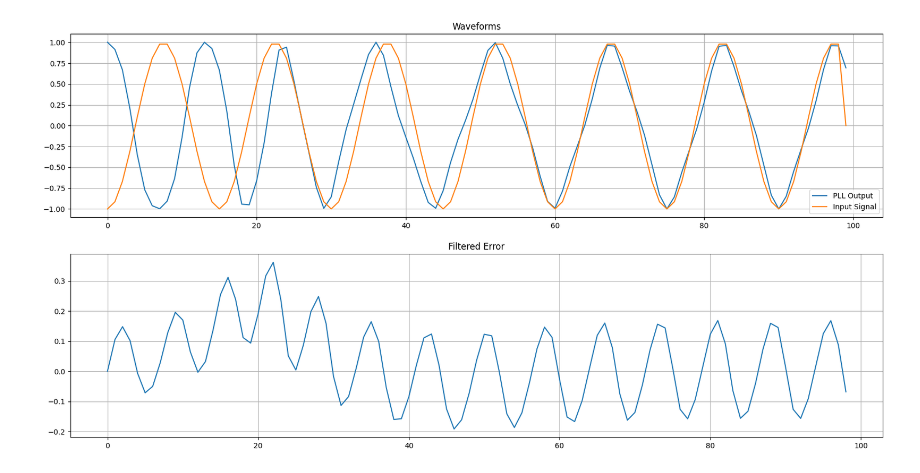
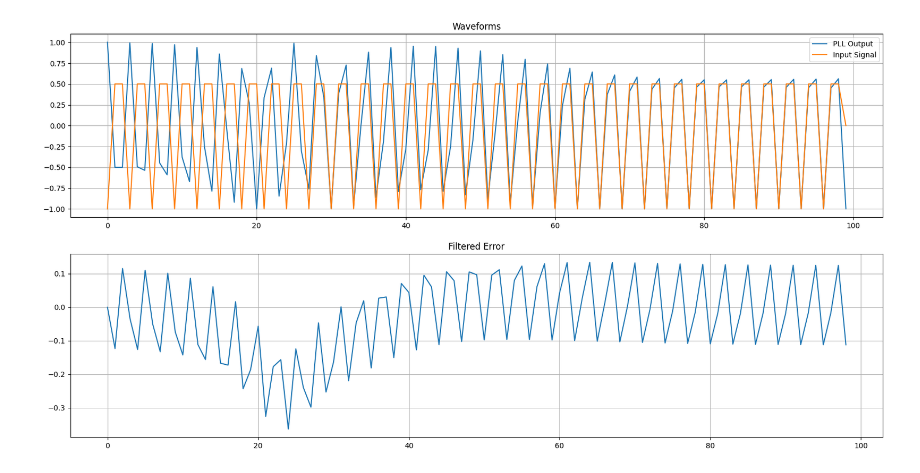
Before and after one commit to stevester94/notebooks, a Jupyter notebook: phase-locked-loop/original.ipynb, the cells around one changed output. Saved outputs shown, nothing was run; the diff lists cells and outputs as text; code cells hidden in the pictures.

```diff
--- a/phase-locked-loop/original.ipynb
+++ b/phase-locked-loop/original.ipynb
@@ -6,7 +6,7 @@ import matplotlib.pyplot as plt
 import numpy as np
 
 k = 1
-N = 15
+N = 3
 K_p = 0.2667
 K_i = 0.0178
 K_0 = 1
@@ -38,31 +38,31 @@ for n in range(99):
     try:
         phase_estimate[n+1] = phase_estimate[n] + K_0 * e_F[n]
     except IndexError:
         phase_estimate[n+1] = K_0 * e_F[n]
 
     sin_out[n+1] = -np.sin(2*np.pi*(k/N)*(n+1) + phase_estimate[n])
     cos_out[n+1] = np.cos(2*np.pi*(k/N)*(n+1) + phase_estimate[n])
 
 # Create a Figure
 fig = plt.figure()
 fig.set_figheight(10)
 fig.set_figwidth(20)
 
 # Set up Axes
 ax1 = fig.add_subplot(211)
 ax1.plot(cos_out, label='PLL Output')
 plt.grid()
 ax1.plot(input_signal, label='Input Signal')
 plt.legend()
 ax1.set_title('Waveforms')
 
 # Show the plot
 #plt.show()
 
 ax2 = fig.add_subplot(212)
 ax2.plot(e_F)
 plt.grid()
 ax2.set_title('Filtered Error')
 plt.show()
 # %% [output]
-[figure, old version]
+[figure, new version]
```
Also changed, not shown: 1 other file.
